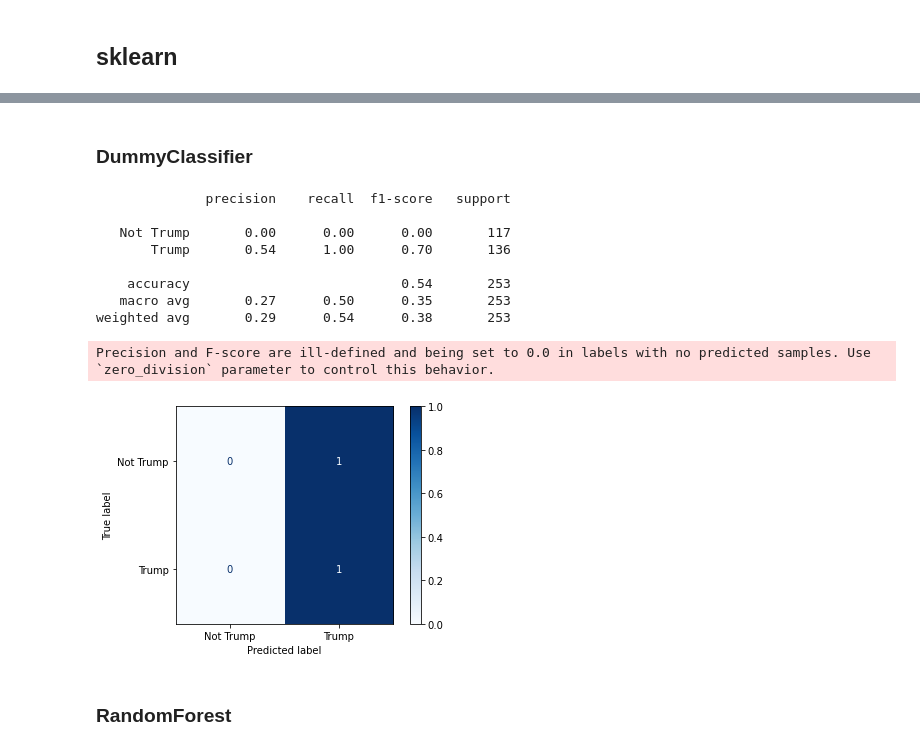
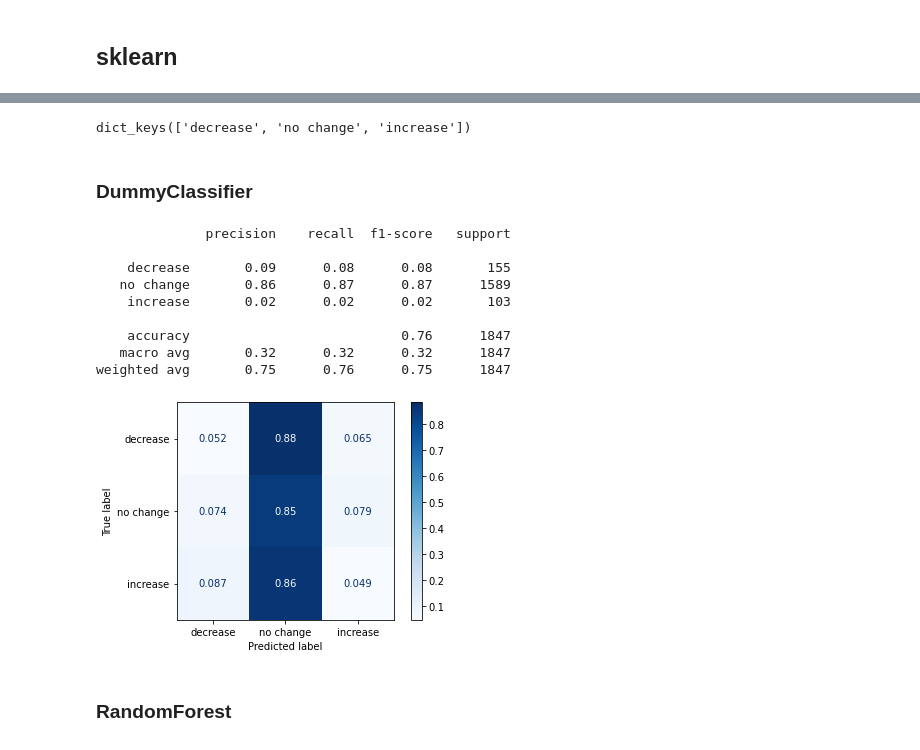
Before and after one commit to jirvingphd/capstone-project-using-trumps-tweets-to-predict-stock-market, a Jupyter notebook: Capstone Restarted 10-2020.ipynb, the cells around one changed output, grey strips where cells are left out. Drawn from its saved outputs; the diff is of its cells as text; code cells hidden in the pictures.

Commit message:
Removed finding trump task, added cnn colab functions

```diff
--- a/Capstone Restarted 10-2020.ipynb
+++ b/Capstone Restarted 10-2020.ipynb
@@ -605,7 +610,7 @@ Name: target, dtype: float64
 # %%
 ## CREATE data_df
-# data_df = twitter_df.loc[:'2019']
-data_df = twitter_df.loc[twitter_df[TARGET_COL]!='no change']
+data_df = twitter_df.loc[:'2019']
+# data_df = twitter_df.loc[twitter_df[TARGET_COL]!='no change']
 data_df
 # %% [output]
 |  | date | id | text | isRetweet | isDeleted | device | favorites | retweets | stock_time | ... |
@@ -723,19 +629,0 @@ Name: is_trump, dtype: int64
-# %%
-#### FINDING TRUMP VERSION
-## SETTINGS FOR WHICH TAREGET COLUMNS TO USE AND WHETHER TO USE BINARY OR MULTI CLASS
-TARGET_COL = 'device' # Options= 'delta_price','quantile_bins'
-CLASS_TYPE = 'binary'
-TASK = 'find_trump'
-
-if TASK == 'find_trump':
-    target_map = {'Twitter for iPhone':0,'Twitter for Android':1}
-    target_names = {0:'Not Trump',1:'Trump'}
-
-elif CLASS_TYPE == 'binary':
-    target_map = {'decrease':0,'increase':1}
-else:
-    target_map = {'decrease':0,'no change':1,'increase':2}
-
-## Make Reverse Lookup Dict
-target_map_lookup = {v:k for k,v in target_map.items()}
-display(target_map_lookup,target_names)
@@ -754,2 +629,0 @@ Name: target, dtype: float64
-# %%
-data_df = find_trump
@@ -837,3 +742,7 @@ X_train_tfidf
+# %%
+target_map.keys()
+# %% [output]
+dict_keys(['decrease', 'no change', 'increase'])
 # %%
 from sklearn import metrics
 import matplotlib.pyplot as plt
@@ -841,7 +750,7 @@ import matplotlib.pyplot as plt
 
 def evaluate_model(y_test,y_hat_test,X_test,clf=None,
                   scoring=metrics.recall_score,verbose=False,
-                  scorer=False,classes=['Not Trump','Trump']):
+                  scorer=False,classes=target_map.keys()):
 
     if classes is None:
         if len(np.unique(y_test))==3:
@@ -868,24 +777,24 @@ def evaluate_model(y_test,y_hat_test,X_test,clf=None,
 ### DummyClassifier
 # %%
 from sklearn.dummy import DummyClassifier
-dummy = DummyClassifier(strategy='most_frequent')
+dummy = DummyClassifier(strategy='stratified')
 dummy.fit(X_train_tfidf,y_train)
 
 ## Get predictions
 y_hat_test = dummy.predict(X_test_tfidf)
 y_hat_train = dummy.predict(X_train_tfidf)
 evaluate_model(y_test,y_hat_test,X_test_tfidf,dummy)
 # %% [output]
               precision    recall  f1-score   support
 
-   Not Trump       0.00      0.00      0.00       117
-       Trump       0.54      1.00      0.70       136
+    decrease       0.09      0.08      0.08       155
+   no change       0.86      0.87      0.87      1589
+    increase       0.02      0.02      0.02       103
 
-    accuracy                           0.54       253
-   macro avg       0.27      0.50      0.35       253
-weighted avg       0.29      0.54      0.38       253
+    accuracy                           0.76      1847
+   macro avg       0.32      0.32      0.32      1847
+weighted avg       0.75      0.76      0.75      1847
-Precision and F-score are ill-defined and being set to 0.0 in labels with no predicted samples. Use `zero_division` parameter to control this behavior.
-[figure, old version]
+[figure, new version]
 # %% [markdown]
 ### RandomForest
 # %%
```
Also changed, not shown: parts of 67 cells of this notebook, 1 other file.
